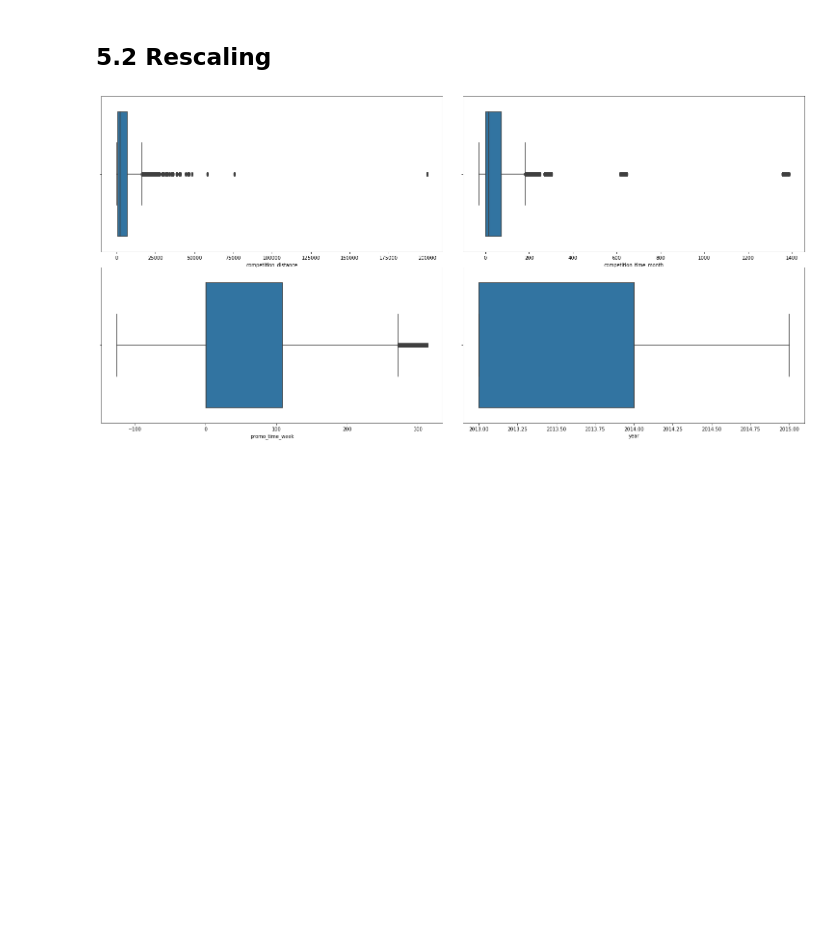
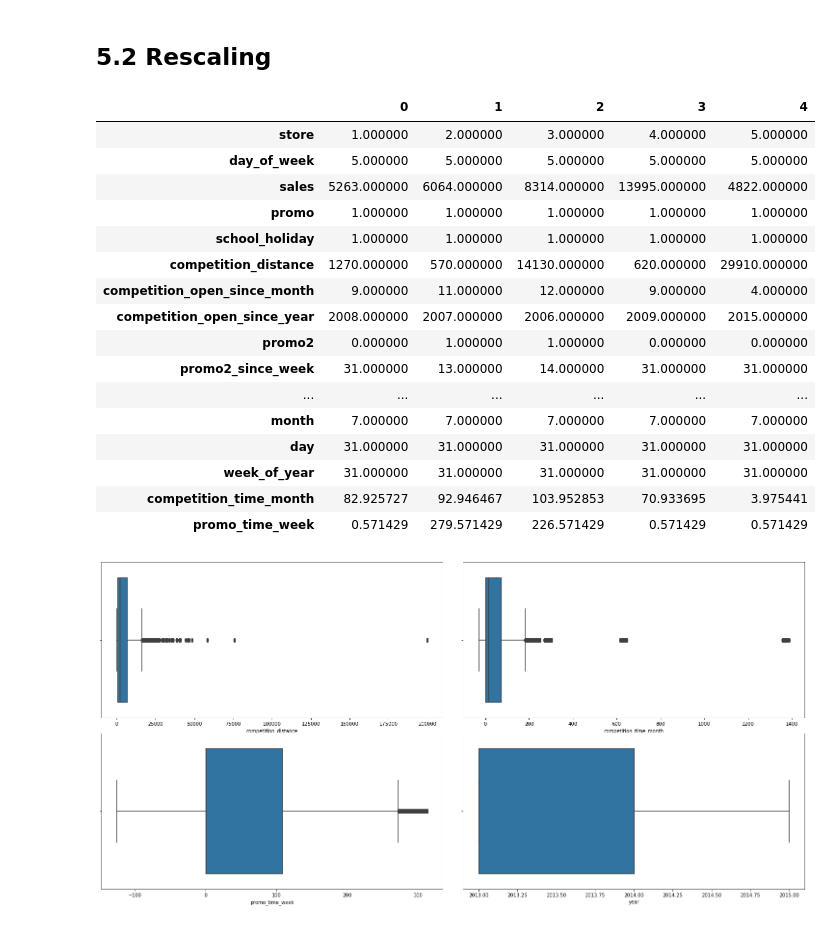
Before and after one commit to Leonamrsm/DS-em-Producao, a Jupyter notebook: Notebooks/rossmann_store_sales_prediction.ipynb, the cells around one changed output. Cells and saved outputs as stored; diff of their text form; code cells hidden in the pictures; blank space fills up the shorter version.

```diff
--- a/Notebooks/rossmann_store_sales_prediction.ipynb
+++ b/Notebooks/rossmann_store_sales_prediction.ipynb
@@ -962,6 +969,26 @@ De acordo com a análise univariada das variáveis numéricas (seção 4.1.2), n
 ## 5.2 Rescaling
 # %%
 a = df5.select_dtypes(include=['int64', 'float64'])
+# %%
+a.head().T
+# %% [output]
+|  | 0 | 1 | 2 | 3 | 4 |
+| store | 1.000000 | 2.000000 | 3.000000 | 4.000000 | 5.000000 |
+| day_of_week | 5.000000 | 5.000000 | 5.000000 | 5.000000 | 5.000000 |
+| sales | 5263.000000 | 6064.000000 | 8314.000000 | 13995.000000 | 4822.000000 |
+| promo | 1.000000 | 1.000000 | 1.000000 | 1.000000 | 1.000000 |
+| school_holiday | 1.000000 | 1.000000 | 1.000000 | 1.000000 | 1.000000 |
+| competition_distance | 1270.000000 | 570.000000 | 14130.000000 | 620.000000 | 29910.000000 |
+| competition_open_since_month | 9.000000 | 11.000000 | 12.000000 | 9.000000 | 4.000000 |
+| competition_open_since_year | 2008.000000 | 2007.000000 | 2006.000000 | 2009.000000 | 2015.000000 |
+| promo2 | 0.000000 | 1.000000 | 1.000000 | 0.000000 | 0.000000 |
+| promo2_since_week | 31.000000 | 13.000000 | 14.000000 | 31.000000 | 31.000000 |
+| ... | ... | ... | ... | ... | ... |
+| month | 7.000000 | 7.000000 | 7.000000 | 7.000000 | 7.000000 |
+| day | 31.000000 | 31.000000 | 31.000000 | 31.000000 | 31.000000 |
+| week_of_year | 31.000000 | 31.000000 | 31.000000 | 31.000000 | 31.000000 |
+| competition_time_month | 82.925727 | 92.946467 | 103.952853 | 70.933695 | 3.975441 |
+| promo_time_week | 0.571429 | 279.571429 | 226.571429 | 0.571429 | 0.571429 |
 # %%
 fig, ax = plt.subplots(2, 2, figsize=(21,10))
 fig.tight_layout()
```
Also changed, not shown: parts of 15 cells of this notebook.
